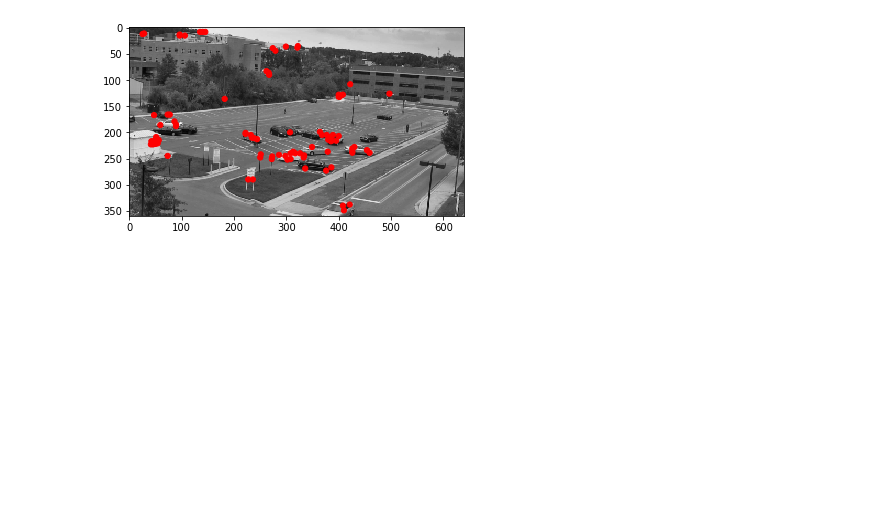
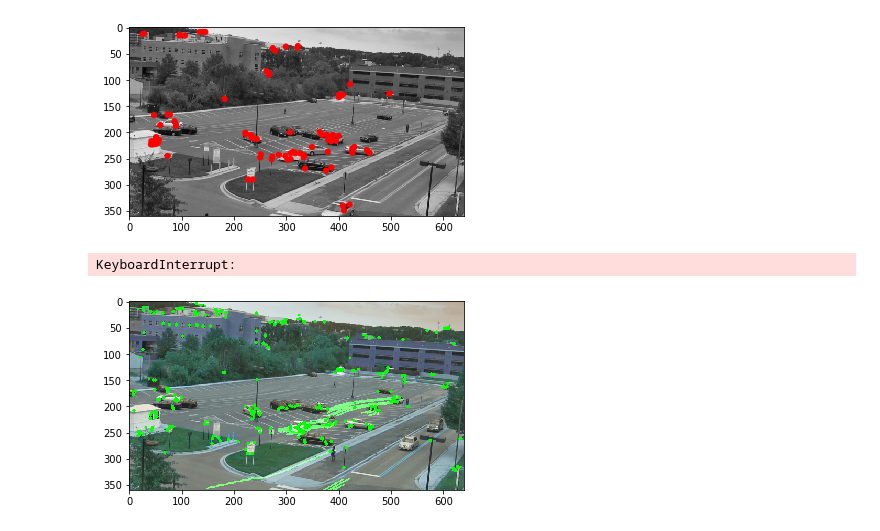
Before and after one commit to LoniasGR/video-analysis, a Jupyter notebook: Assignment1/Part2/part2.ipynb, the cells around one changed output. Cells and saved outputs as stored; diff of their text form; code cells hidden in the pictures; blank space fills up the shorter version.

```diff
--- a/Assignment1/Part2/part2.ipynb
+++ b/Assignment1/Part2/part2.ipynb
@@ -28,7 +28,7 @@ def trackFeatures(I, detector, maxCorners, qualityLevel, minDistance):
   else:
     useHarrisDetector=False
 
-  features = cv2.goodFeaturesToTrack(I, maxCorners, qualityLevel, minDistance, blockSize=7, useHarrisDetector=useHarrisDetector)
+  features = cv2.goodFeaturesToTrack(I, maxCorners, qualityLevel, minDistance, mask=None, blockSize=7, useHarrisDetector=useHarrisDetector)
 
   return features
 
@@ -61,3 +61,74 @@ corners_h = trackFeatures(firstFrame,'harris',maxCorners = 300, qualityLevel = 0
 showInterestPoints(firstFrame, corners_h)
 # %% [output]
 [figure]
+# %%
+# Parameters for Lucas-Kanade optical flow
+lk_params = dict(winSize = (15,15), maxLevel = 2, criteria = (cv2.TERM_CRITERIA_EPS | cv2.TERM_CRITERIA_COUNT, 10, 0.03))
+
+color = (0, 255, 0)
+
+cap = cv2.VideoCapture("Team30.mp4")
+
+ret, first_frame = cap.read()
+
+first_frame = cv2.resize(first_frame, None, fx=0.5, fy=0.5)
+# Converts frame to grayscale because we only need the luminance channel for detecting edges - less computationally expensive
+prev_gray = cv2.cvtColor(first_frame, cv2.COLOR_BGR2GRAY)
+
+# Finds the strongest corners in the first frame by Shi-Tomasi method - we will track the optical flow for these corners
+prev = corners
+
+# Creates an image filled with zero intensities with the same dimensions as the frame - for later drawing purposes
+mask = np.zeros_like(first_frame)
+
+count = 0
+while(cap.isOpened()):
+
+    ret, frame = cap.read()
+
+    frame = cv2.resize(frame, None, fx=0.5, fy=0.5)
+    gray = cv2.cvtColor(frame, cv2.COLOR_BGR2GRAY)
+
+    # Calculates sparse optical flow by Lucas-Kanade method
+    next, status, error = cv2.calcOpticalFlowPyrLK(prev_gray, gray, prev, None, **lk_params)
+
+    # Selects good feature points for previous position
+    good_old = prev[status == 1]
+
+    # Selects good feature points for next position
+    good_new = next[status == 1]
+
+    # Draws the optical flow tracks
+    for i, (new, old) in enumerate(zip(good_new, good_old)):
+        # a, b = coordinates of new point
+        a, b = new.ravel()
+
+        # a, b = coordinates of old point
+        c, d = old.ravel()
+
+        # Draws line between new and old position with green color and 2 thickness
+        mask = cv2.line(mask, (a, b), (c, d), color, 2)
+
+        # Draws filled circle (thickness of -1) at new position with green color and radius of 3
+        frame = cv2.circle(frame, (a, b), 3, color, -1)
+
+    # Overlays the optical flow tracks on the original frame
+    output = cv2.add(frame, mask)
+
+    # Updates previous frame
+    prev_gray = gray.copy()
+
+    # Updates previous good feature points
+    prev = good_new.reshape(-1, 1, 2)
+
+    # Opens a new window and displays the output frame
+    plt.figure()
+    plt.imshow(output)
+    plt.savefig('figures/' + str(count).zfill(4) +'.png')
+    plt.close()
+    count += 1
+# The following frees up resources and closes all windows
+cap.release()
+# %% [output]
+KeyboardInterrupt:
+[figure, added]
```
Also changed, not shown: 1 other file.
